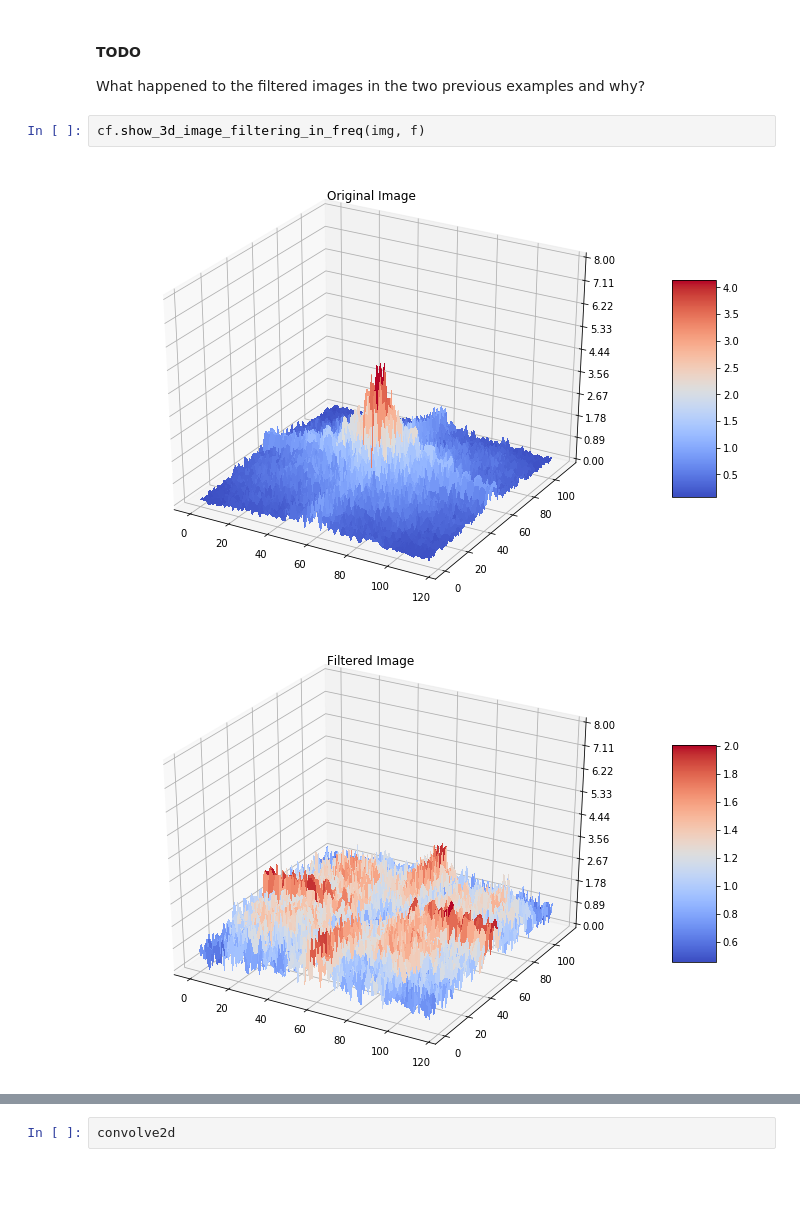
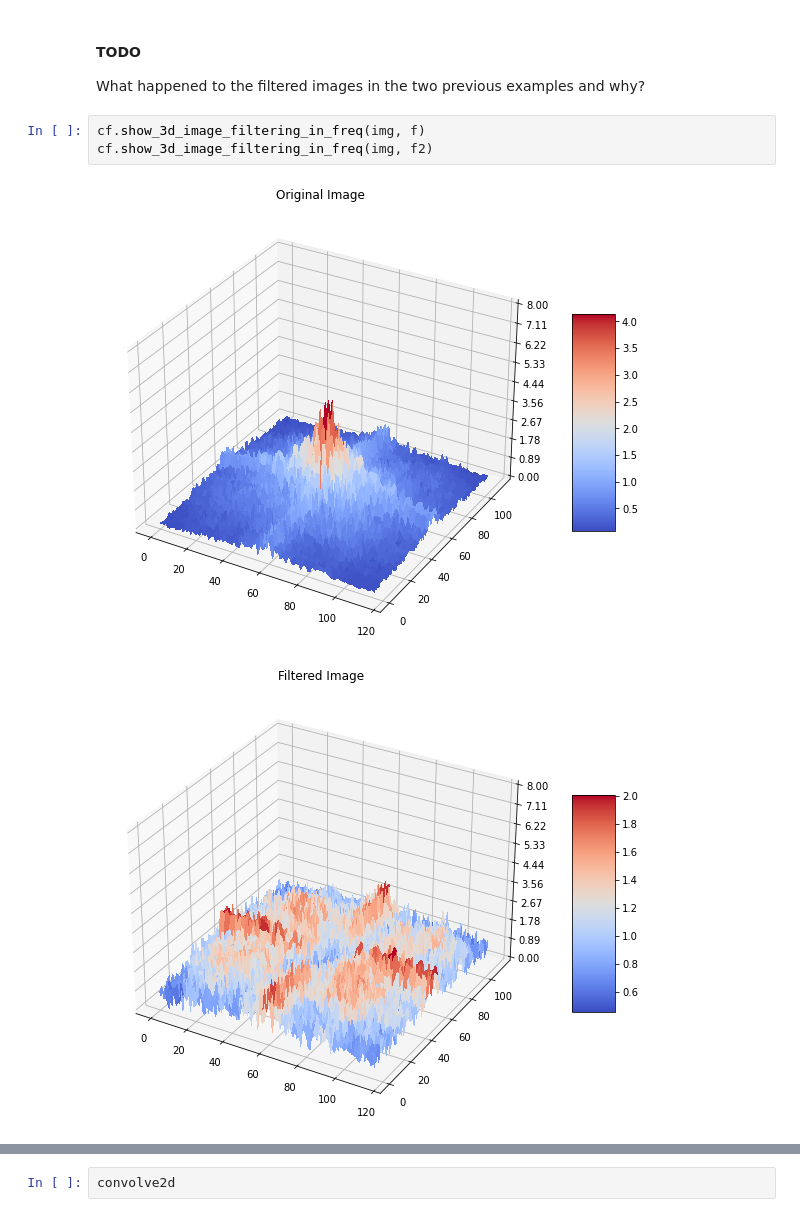
Before and after one commit to nadaelsayed11/IP_labs, a Jupyter notebook: lab02-std/lab2-std.ipynb, the cells around one changed output, grey strips where cells are left out. Saved outputs shown, nothing was run; the diff lists cells and outputs as text; blank space fills up the shorter version.

```diff
--- a/lab02-std/lab2-std.ipynb
+++ b/lab02-std/lab2-std.ipynb
@@ -123,6 +123,7 @@ apply_filter_in_freq(img, f2)
 What happened to the filtered images in the two previous examples and why?
 # %%
 cf.show_3d_image_filtering_in_freq(img, f)
+cf.show_3d_image_filtering_in_freq(img, f2)
 # %% [output]
-[figure, old version]
+[figure, new version]
-[figure, old version]
+[figure, new version]
```
Also changed, not shown: parts of 7 cells of this notebook, 15 other files.
